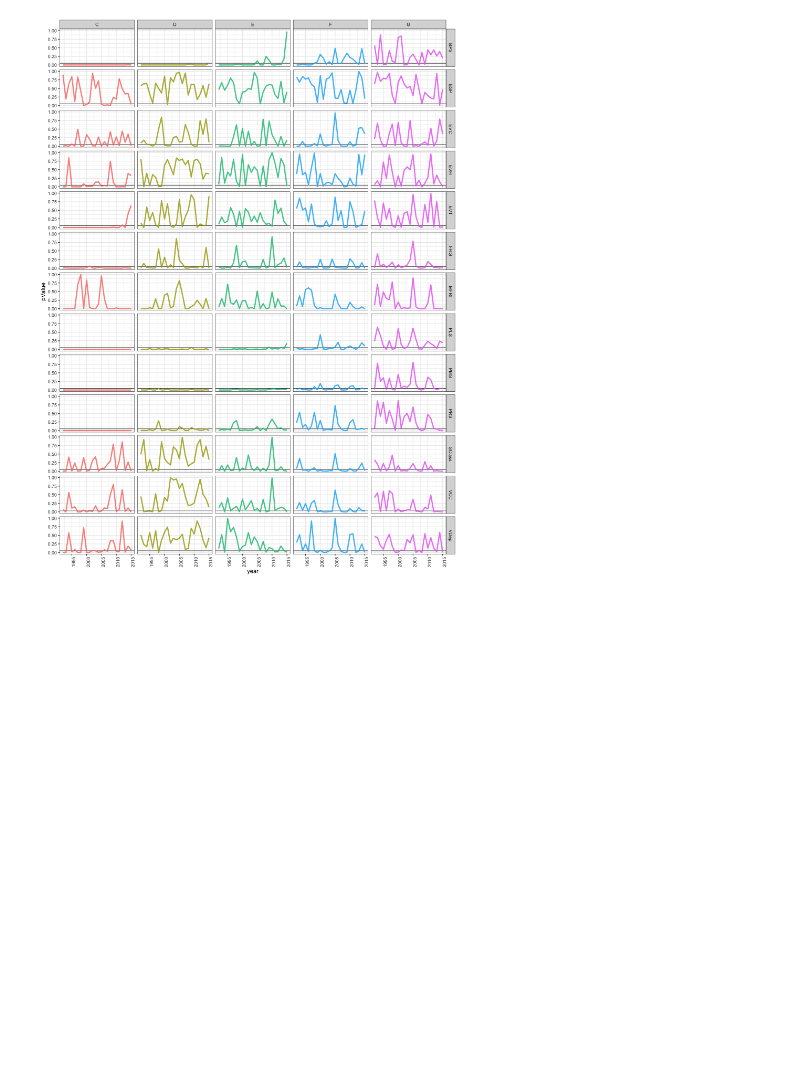
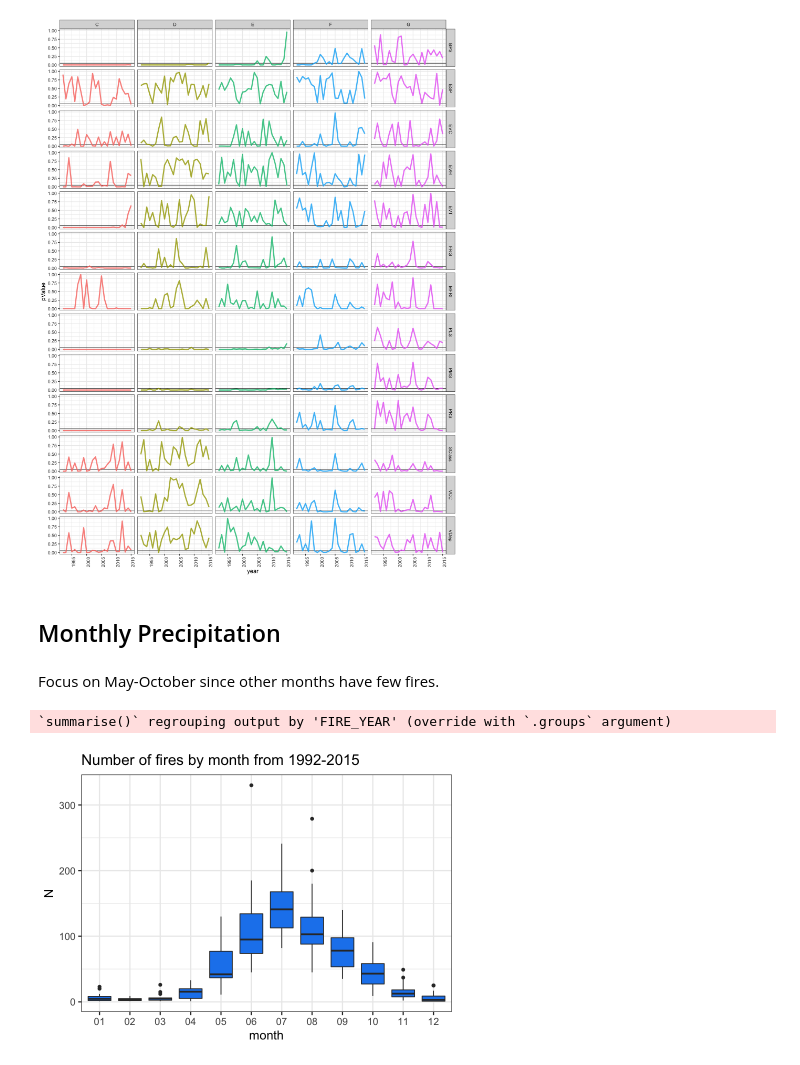
Before and after one commit to rebecca-willison/wildfires, a Jupyter notebook: exploratory modeling/Exploratory Results Summary.ipynb, the cells around one changed output. Saved outputs shown, nothing was run; the diff lists cells and outputs as text; code cells hidden in the pictures; blank space fills up the shorter version.

Commit message:
summarize prcp exploratory results

```diff
--- a/exploratory modeling/Exploratory Results Summary.ipynb
+++ b/exploratory modeling/Exploratory Results Summary.ipynb
@@ -14,3 +14,5 @@ fig <- function(width, heigth){
  }
 # read results
 results <- suppressMessages(read_csv('/Users/rebeccawillison/Documents/research/wildfire/wildfires/results/IPPP_byYear_byClass.csv'))
+pr.results <- suppressMessages(read_csv('/Users/rebeccawillison/Documents/research/wildfire/wildfires/results/IPPP_byMonth_Year_PRCP.csv'))
+fires <- suppressMessages(read_csv('/Users/rebeccawillison/Documents/research/wildfire/wildfires/data/ca_fires.csv', guess_max = 100000))
@@ -128,3 +145,24 @@ ggplot(landfire, aes(year, pValue, group = size, color = size)) +
   guides(color = F)
 # %% [output]
 [figure]
+# %% [markdown]
+## Monthly Precipitation
+# %% [markdown]
+Focus on May-October since other months have few fires.
+# %%
+fire_counts <- fires %>%
+  dplyr::filter(!(FIRE_SIZE_CLASS %in% c('A','B'))) %>%
+  dplyr::mutate(date = as.Date(DISCOVERY_DOY, origin = paste0(FIRE_YEAR, '-01-01')),
+                month = format(date, '%m')) %>%
+  dplyr::group_by(FIRE_YEAR, month) %>%
+  dplyr::summarize(N = n())
+# %% [output]
+`summarise()` regrouping output by 'FIRE_YEAR' (override with `.groups` argument)
+# %%
+fig(7,5)
+ggplot(fire_counts, aes(month, N)) +
+  geom_boxplot(fill = 'dodgerblue2') +
+  theme_bw(base_size = 15) +
+  labs(title = 'Number of fires by month from 1992-2015')
+# %% [output]
+[figure, added]
```
Also changed, not shown: parts of 4 cells of this notebook.
